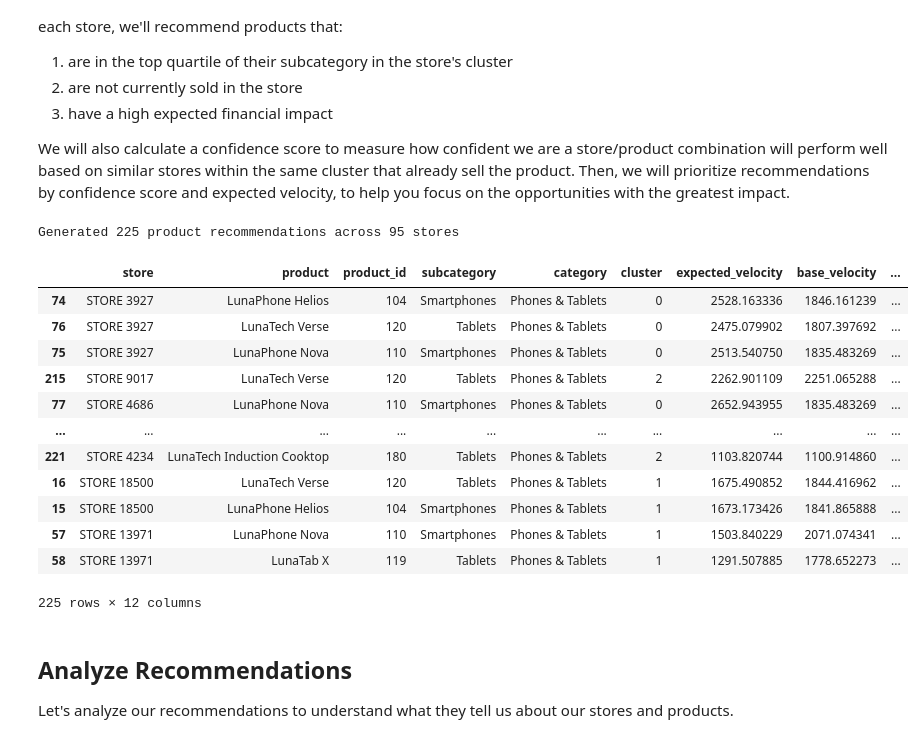
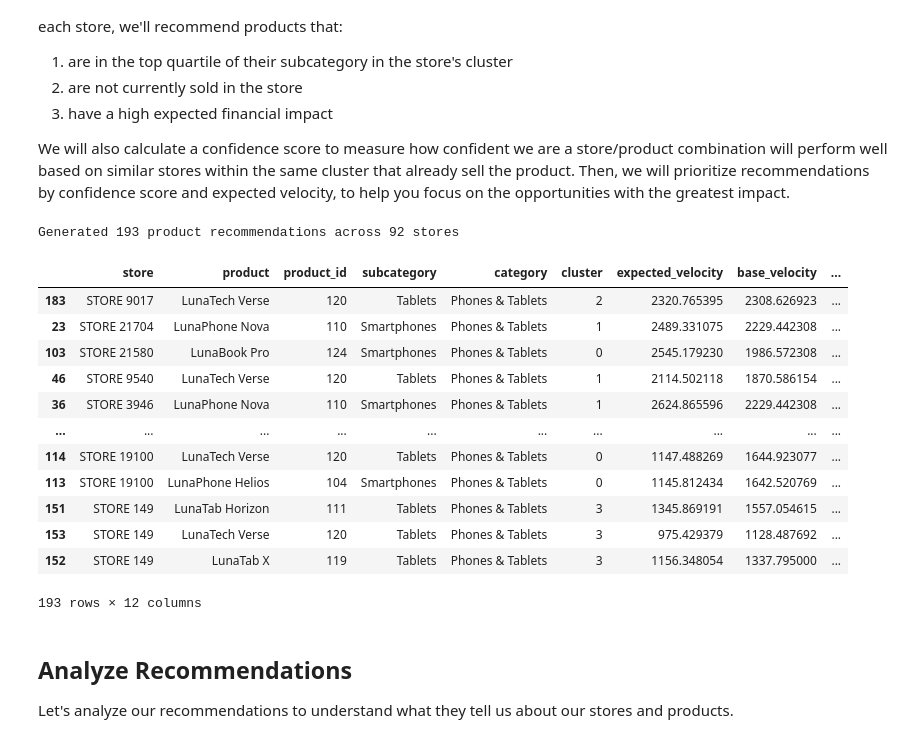
Before and after one commit to gocrisp/blueprints, a Jupyter notebook: notebooks/crisp_distribution_expansion.ipynb, the cells around one changed output. Cells and saved outputs as stored; diff of their text form; code cells hidden in the pictures.

```diff
--- a/notebooks/crisp_distribution_expansion.ipynb
+++ b/notebooks/crisp_distribution_expansion.ipynb
@@ -385,9 +385,9 @@ def identify_top_performers(df, min_store_pct=0.1):
     # Calculate aggregated metrics
     performance = grouped.agg(
         {
-            "dollar_velocity": "mean",  # Average dollar velocity across stores
-            "unit_velocity": "mean",  # Average unit velocity across stores
-            "dollar_growth_rate": "mean",  # Average growth rate
+            "dollar_velocity": "median",  # Median dollar velocity across stores
+            "unit_velocity": "median",  # Median unit velocity across stores
+            "dollar_growth_rate": "median",  # Median growth rate
             "store": "nunique",  # Number of stores selling the product
             "product_id": "first",  # Just to keep the product ID
             "product_category": "first",  # Keep the category
@@ -547,9 +547,10 @@ def generate_recommendations(df, top_performers, features):
         key = (min(store1, store2), max(store1, store2))
         if key not in similarity_cache:
             if store1 in store_profiles and store2 in store_profiles:
-                similarity_cache[key] = cosine_similarity(
+                distance = euclidean_distances(
                     store_profiles[store1], store_profiles[store2]
                 )[0][0]
+                similarity_cache[key] = 1 / (distance + 1)
             else:
                 similarity_cache[key] = 0.5  # Default if profiles missing
         return similarity_cache[key]
@@ -610,46 +611,46 @@ def generate_recommendations(df, top_performers, features):
                             "base_velocity": product_row["dollar_velocity"],
                             "store_scaling_factor": scaling_factor,
                             "confidence_score": confidence,
                             "annual_sales": annual_impact,
                             "priority_score": confidence * expected_velocity,
                         }
                     )
 
     recommendations_df = pd.DataFrame(recommendations)
 
     # Sort by priority score for implementation order
     if not recommendations_df.empty:
         recommendations_df = recommendations_df.sort_values(
             "priority_score", ascending=False
         )
 
     return recommendations_df
 
 
 # Generate recommendations
 recommendations = generate_recommendations(
     sales_metrics, top_performers, scaled_features
 )
 
 print(
     f"Generated {len(recommendations)} product recommendations across {recommendations['store'].nunique()} stores"
 )
 recommendations
 # %% [output]
-Generated 225 product recommendations across 95 stores
+Generated 193 product recommendations across 92 stores
 |  | store | product | product_id | subcategory | category | cluster | expected_velocity | base_velocity | ... |
-| 74 | STORE 3927 | LunaPhone Helios | 104 | Smartphones | Phones & Tablets | 0 | 2528.163336 | 1846.161239 | ... |
-| 76 | STORE 3927 | LunaTech Verse | 120 | Tablets | Phones & Tablets | 0 | 2475.079902 | 1807.397692 | ... |
-| 75 | STORE 3927 | LunaPhone Nova | 110 | Smartphones | Phones & Tablets | 0 | 2513.540750 | 1835.483269 | ... |
-| 215 | STORE 9017 | LunaTech Verse | 120 | Tablets | Phones & Tablets | 2 | 2262.901109 | 2251.065288 | ... |
-| 77 | STORE 4686 | LunaPhone Nova | 110 | Smartphones | Phones & Tablets | 0 | 2652.943955 | 1835.483269 | ... |
+| 183 | STORE 9017 | LunaTech Verse | 120 | Tablets | Phones & Tablets | 2 | 2320.765395 | 2308.626923 | ... |
+| 23 | STORE 21704 | LunaPhone Nova | 110 | Smartphones | Phones & Tablets | 1 | 2489.331075 | 2229.442308 | ... |
+| 103 | STORE 21580 | LunaBook Pro | 124 | Smartphones | Phones & Tablets | 0 | 2545.179230 | 1986.572308 | ... |
+| 46 | STORE 9540 | LunaTech Verse | 120 | Tablets | Phones & Tablets | 1 | 2114.502118 | 1870.586154 | ... |
+| 36 | STORE 3946 | LunaPhone Nova | 110 | Smartphones | Phones & Tablets | 1 | 2624.865596 | 2229.442308 | ... |
 | ... | ... | ... | ... | ... | ... | ... | ... | ... | ... |
-| 221 | STORE 4234 | LunaTech Induction Cooktop | 180 | Tablets | Phones & Tablets | 2 | 1103.820744 | 1100.914860 | ... |
-| 16 | STORE 18500 | LunaTech Verse | 120 | Tablets | Phones & Tablets | 1 | 1675.490852 | 1844.416962 | ... |
-| 15 | STORE 18500 | LunaPhone Helios | 104 | Smartphones | Phones & Tablets | 1 | 1673.173426 | 1841.865888 | ... |
-| 57 | STORE 13971 | LunaPhone Nova | 110 | Smartphones | Phones & Tablets | 1 | 1503.840229 | 2071.074341 | ... |
-| 58 | STORE 13971 | LunaTab X | 119 | Tablets | Phones & Tablets | 1 | 1291.507885 | 1778.652273 | ... |
+| 114 | STORE 19100 | LunaTech Verse | 120 | Tablets | Phones & Tablets | 0 | 1147.488269 | 1644.923077 | ... |
+| 113 | STORE 19100 | LunaPhone Helios | 104 | Smartphones | Phones & Tablets | 0 | 1145.812434 | 1642.520769 | ... |
+| 151 | STORE 149 | LunaTab Horizon | 111 | Tablets | Phones & Tablets | 3 | 1345.869191 | 1557.054615 | ... |
+| 153 | STORE 149 | LunaTech Verse | 120 | Tablets | Phones & Tablets | 3 | 975.429379 | 1128.487692 | ... |
+| 152 | STORE 149 | LunaTab X | 119 | Tablets | Phones & Tablets | 3 | 1156.348054 | 1337.795000 | ... |
-225 rows × 12 columns
+193 rows × 12 columns
 # %% [markdown]
 ## Analyze Recommendations
 
```
Also changed, not shown: parts of 6 cells of this notebook.
